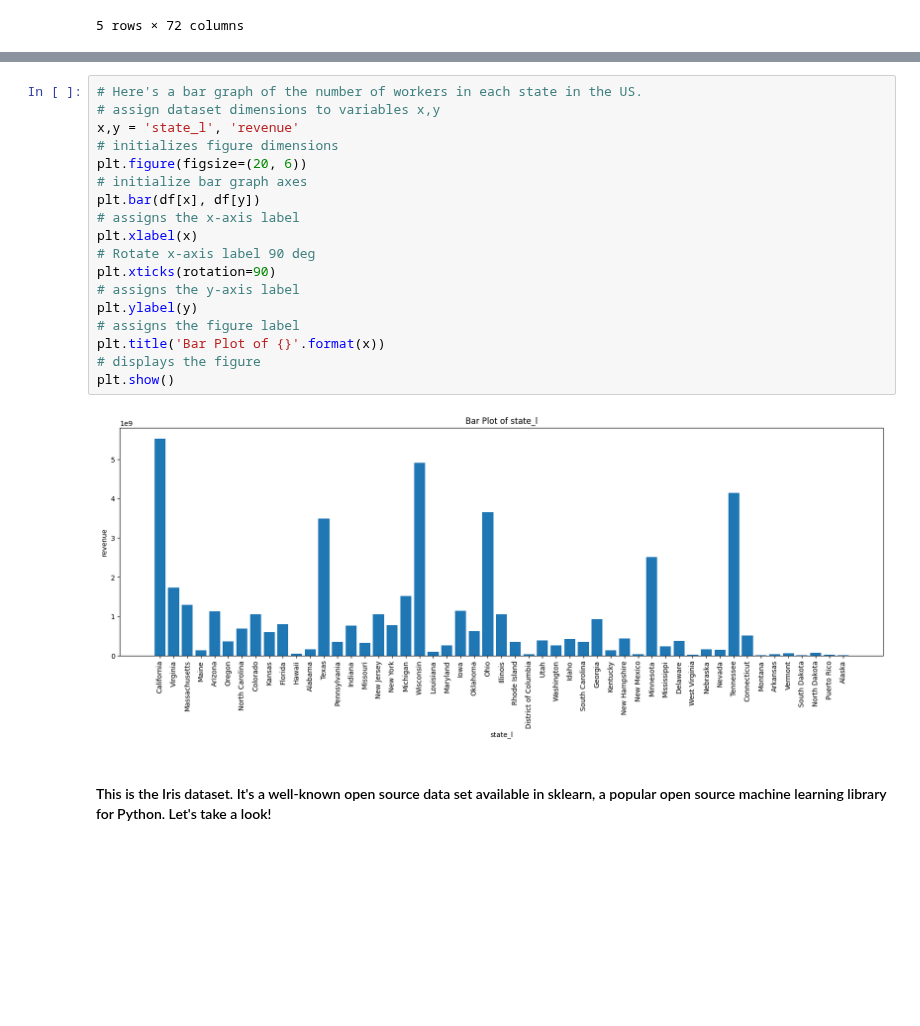
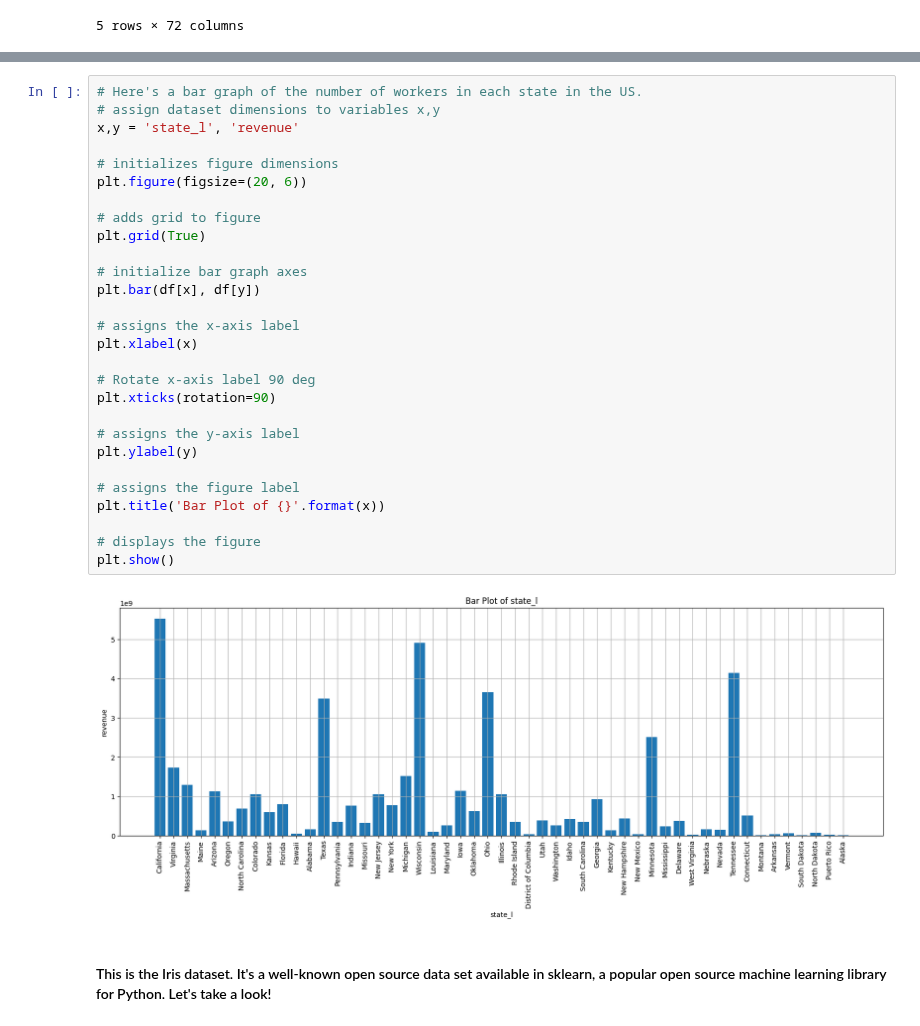
Before and after one commit to VipDataTool/Jupyter_Notebook_Demo, a Jupyter notebook: Demo_AI_Notebook.ipynb, the cells around one changed output, grey strips where cells are left out. Cells and saved outputs as stored; diff of their text form; blank space fills up the shorter version.

```diff
--- a/Demo_AI_Notebook.ipynb
+++ b/Demo_AI_Notebook.ipynb
@@ -185,23 +192,33 @@ plt.show()
 # %%
 # Here's a bar graph of the number of workers in each state in the US.
 # assign dataset dimensions to variables x,y
 x,y = 'state_l', 'revenue'
+
 # initializes figure dimensions
 plt.figure(figsize=(20, 6))
+
+# adds grid to figure
+plt.grid(True)
+
 # initialize bar graph axes
 plt.bar(df[x], df[y])
+
 # assigns the x-axis label
 plt.xlabel(x)
+
 # Rotate x-axis label 90 deg
 plt.xticks(rotation=90)
+
 # assigns the y-axis label
 plt.ylabel(y)
+
 # assigns the figure label
 plt.title('Bar Plot of {}'.format(x))
+
 # displays the figure
 plt.show()
 # %% [output]
-[figure, old version]
+[figure, new version]
 # %% [markdown]
 #### This is the Iris dataset. It's a well-known open source data set available in sklearn, a popular open source machine learning library for Python. Let's take a look!
 # %%
```
Also changed, not shown: parts of 8 cells of this notebook.
